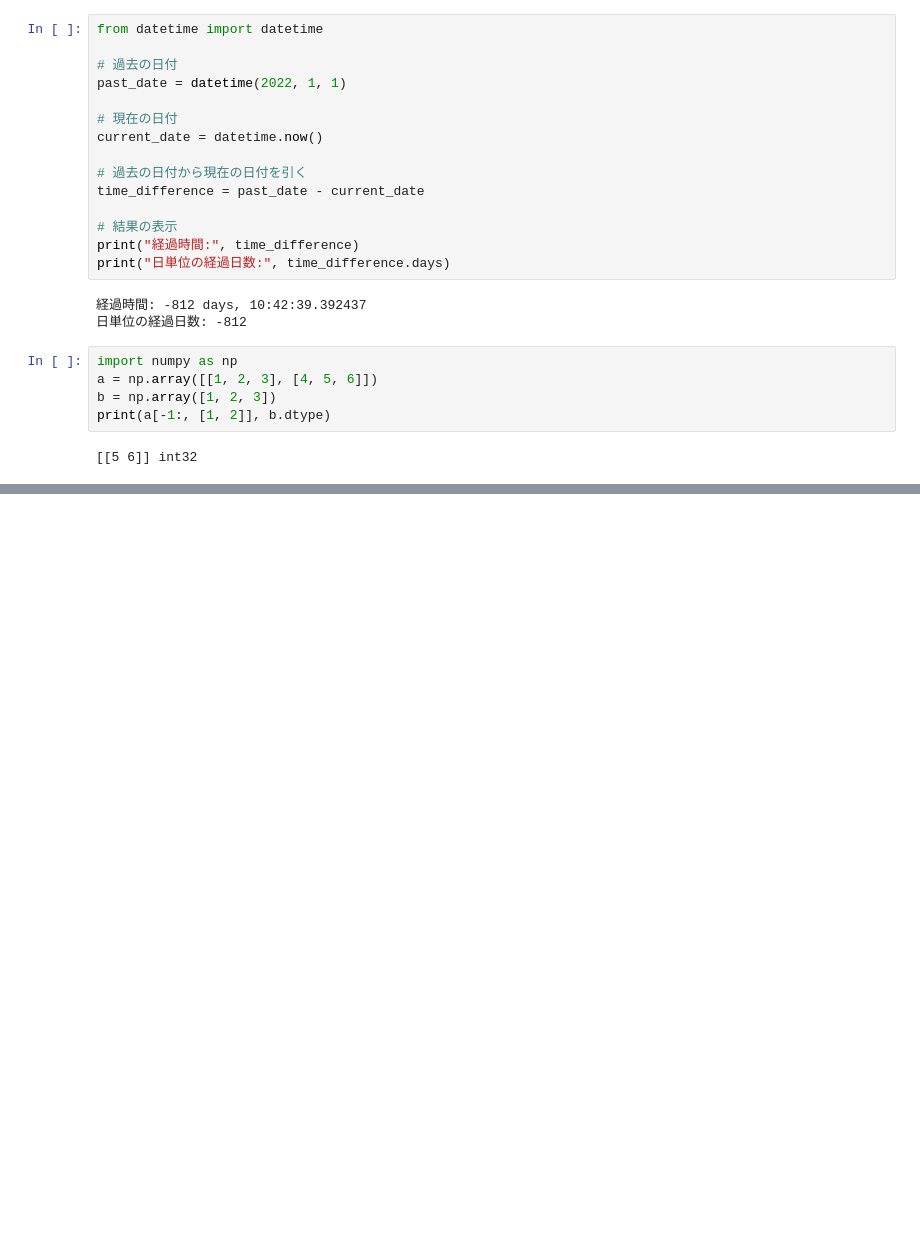
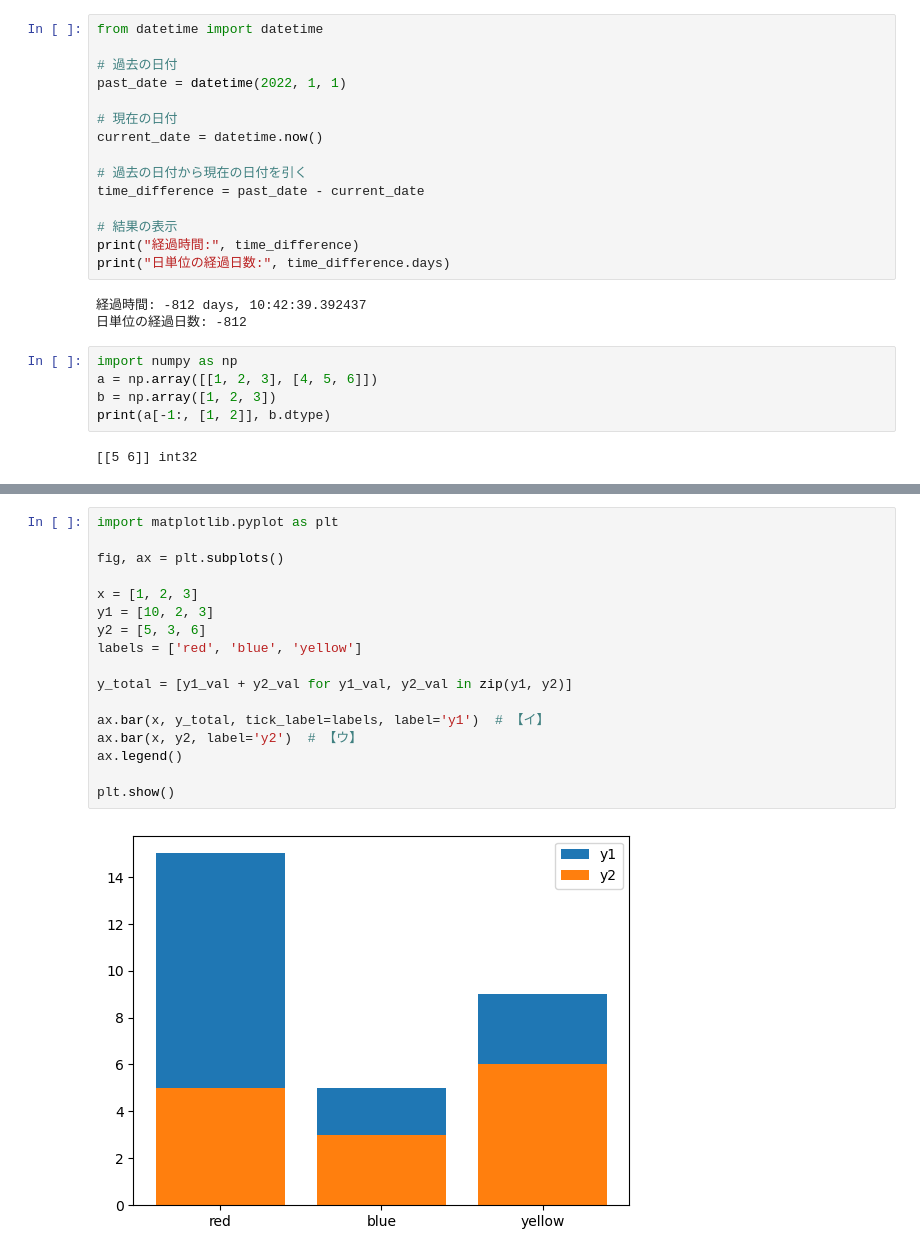
Before and after one commit to ahiru3test/aiai, a Jupyter notebook: notebook/PythonExam/Data/test.ipynb, the cells around one changed output, grey strips where cells are left out. Drawn from its saved outputs; the diff is of its cells as text; blank space fills up the shorter version.

```diff
--- a/notebook/PythonExam/Data/test.ipynb
+++ b/notebook/PythonExam/Data/test.ipynb
@@ -332,0 +363,19 @@ print(a[-1:, [1, 2]], b.dtype)
+# %%
+import matplotlib.pyplot as plt
+
+fig, ax = plt.subplots()
+
+x = [1, 2, 3]
+y1 = [10, 2, 3]
+y2 = [5, 3, 6]
+labels = ['red', 'blue', 'yellow']
+
+y_total = [y1_val + y2_val for y1_val, y2_val in zip(y1, y2)]
+
+ax.bar(x, y_total, tick_label=labels, label='y1')  # 【イ】
+ax.bar(x, y2, label='y2')  # 【ウ】
+ax.legend()
+
+plt.show()
+# %% [output]
+[figure, added]
```
Also changed, not shown: parts of 3 cells of this notebook.
